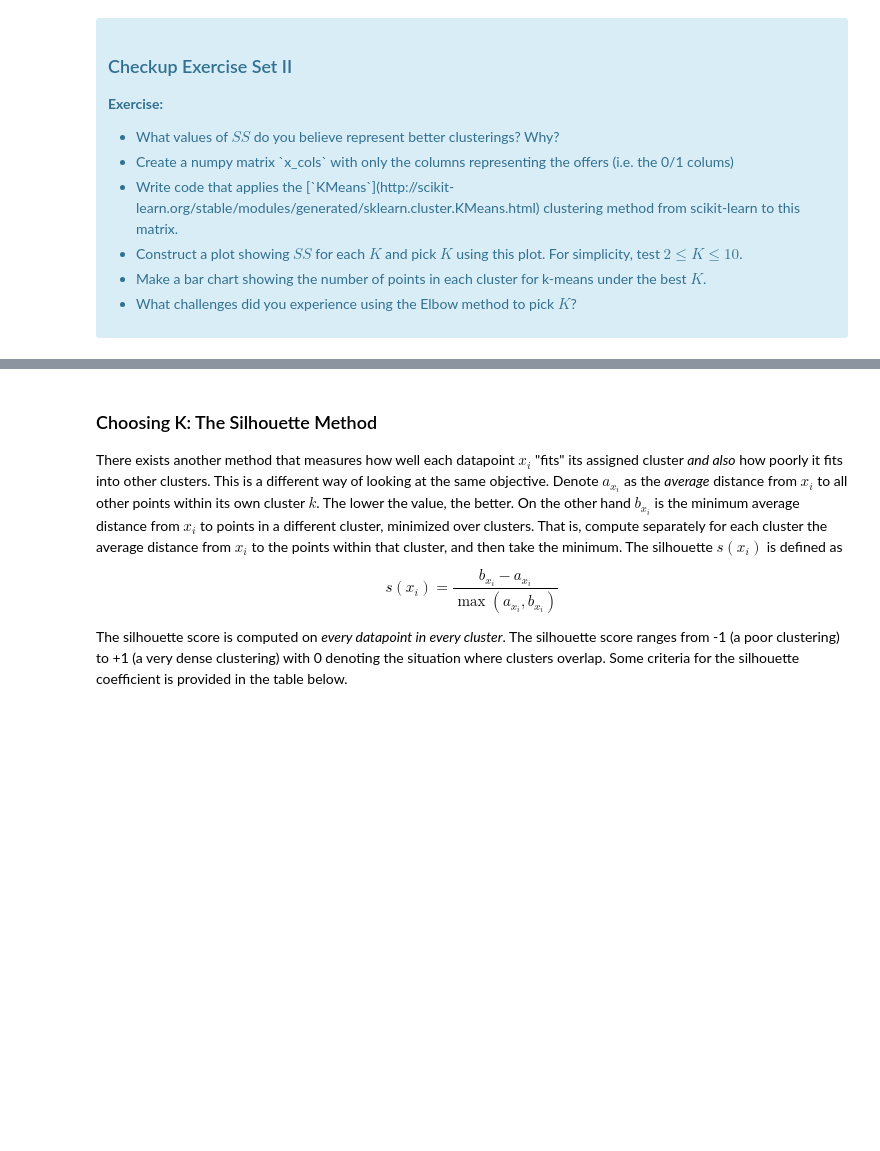
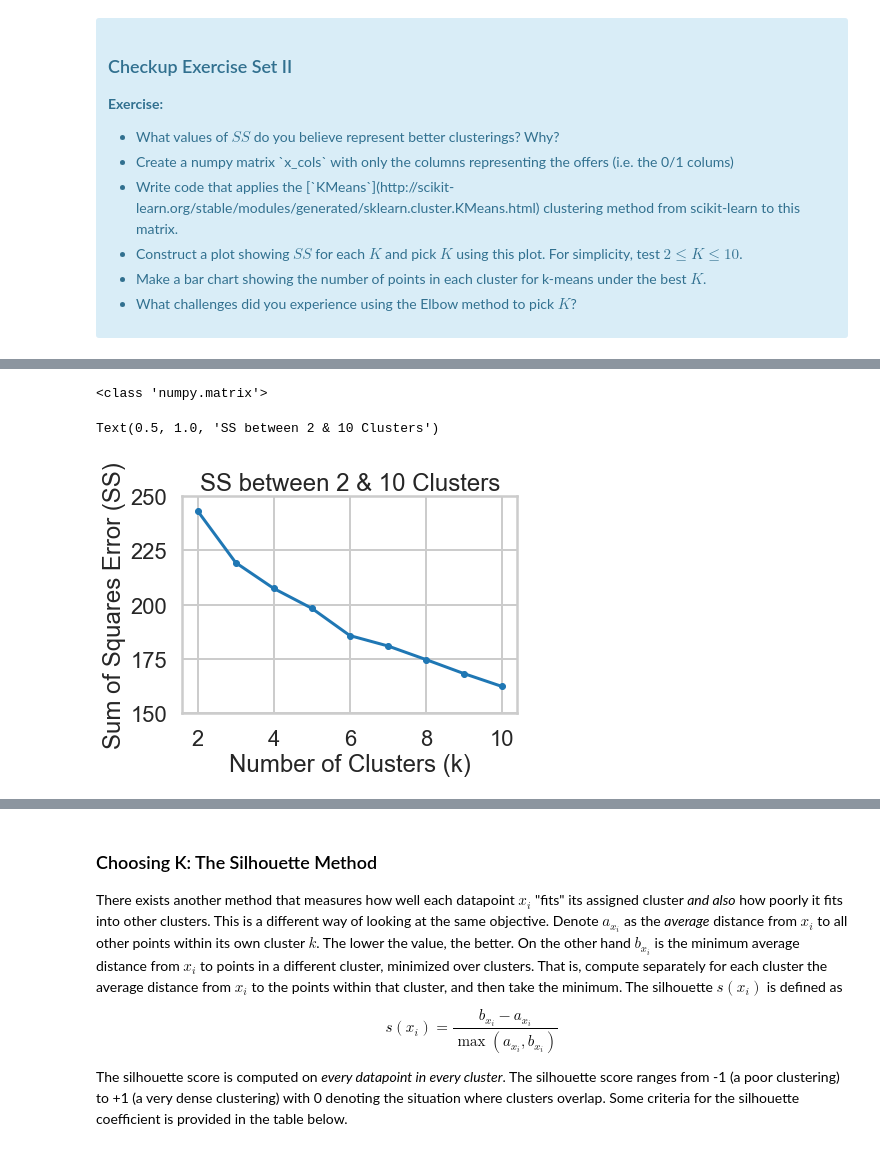
Before and after one commit to MMBazel/Springboard-MLETrack-Student, a Jupyter notebook: mini-projects/Clustering/Mini_Project_Clustering.ipynb, the cells around one changed output, grey strips where cells are left out. Drawn from its saved outputs; the diff is of its cells as text; code cells hidden in the pictures; blank space fills up the shorter version.

Commit message:
Completed the Clustering assignment

```diff
--- a/mini-projects/Clustering/Mini_Project_Clustering.ipynb
+++ b/mini-projects/Clustering/Mini_Project_Clustering.ipynb
@@ -17,6 +17,6 @@ sns.set_context("poster")
 
 The dataset contains information on marketing newsletters/e-mail campaigns (e-mail offers sent to customers) and transaction level data from customers. The transactional data shows which offer customers responded to, and what the customer ended up buying. The data is presented as an Excel workbook containing two worksheets. Each worksheet contains a different dataset.
 # %%
-df_offers = pd.read_excel("./WineKMC.xlsx", sheetname=0)
+df_offers = pd.read_excel("./WineKMC.xlsx", sheet_name=0)
 df_offers.columns = ["offer_id", "campaign", "varietal", "min_qty", "discount", "origin", "past_peak"]
 df_offers.head()
@@ -23,7 +30,7 @@ df_offers.head()
 # %% [markdown]
 We see that the first dataset contains information about each offer such as the month it is in effect and several attributes about the wine that the offer refers to: the variety, minimum quantity, discount, country of origin and whether or not it is past peak. The second dataset in the second worksheet contains transactional data -- which offer each customer responded to.
 # %%
-df_transactions = pd.read_excel("./WineKMC.xlsx", sheetname=1)
+df_transactions = pd.read_excel("./WineKMC.xlsx", sheet_name=1)
 df_transactions.columns = ["customer_name", "offer_id"]
 df_transactions['n'] = 1
 df_transactions.head()
@@ -48,0 +61,6 @@ The first thing we need is a way to compare customers. To do this, we're going t
+# %%
+#your turn
+
+#Merge
+offer_customers = df_offers.merge(df_transactions, how = 'left', left_on = 'offer_id', right_on = 'offer_id')
+print(offer_customers.head())
@@ -48,0 +81,6 @@ The first thing we need is a way to compare customers. To do this, we're going t
+# %%
+#Then pivot
+customer_offer = pd.pivot_table(offer_customers, values = 'n', index = ['customer_name'], columns = ['offer_id'], fill_value = 0)
+customer_offer.reset_index(inplace = True)
+print(customer_offer.shape)
+print(customer_offer.head())
@@ -76,0 +136,29 @@ where $x_i$ is a point, $C_k$ represents cluster $k$ and $\mu_k$ is the centroid
+# %%
+# your turn
+#Create a numpy matrix `x_cols` with only the columns
+#representing the offers (i.e. the 0/1 colums)
+import numpy as np
+x_cols = np.matrix(customer_offer.iloc[:,2:33])
+print(type(x_cols))
+x_cols
+
+
+#Write code that applies the [`KMeans`]
+from sklearn.cluster import KMeans
+
+k_range = range(2,11)
+kmeans_ss = [KMeans( n_clusters = k, random_state = 5 ).fit(x_cols).inertia_ for k in k_range]
+
+#Construct a plot showing SS for each K and pick K using this plot
+# make the plot
+fig = plt.figure()
+ax = fig.add_subplot(111)
+ax.plot(k_range, kmeans_ss,".-")
+ax.set_ylim((150, 250))
+plt.xlabel('Number of Clusters (k)')
+plt.ylabel('Sum of Squares Error (SS)')
+plt.title('SS between 2 & 10 Clusters')
+# %% [output]
+<class 'numpy.matrix'>
+Text(0.5, 1.0, 'SS between 2 & 10 Clusters')
+[figure, added]
```
Also changed, not shown: parts of 26 cells of this notebook, 2 other files.
